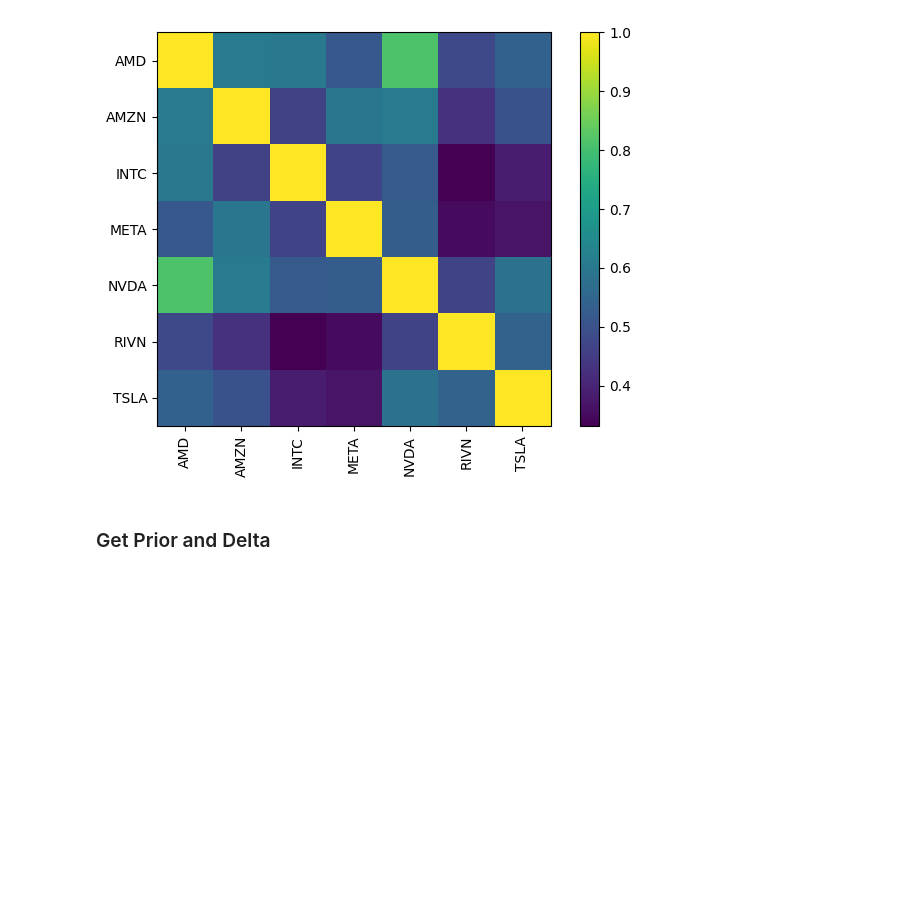
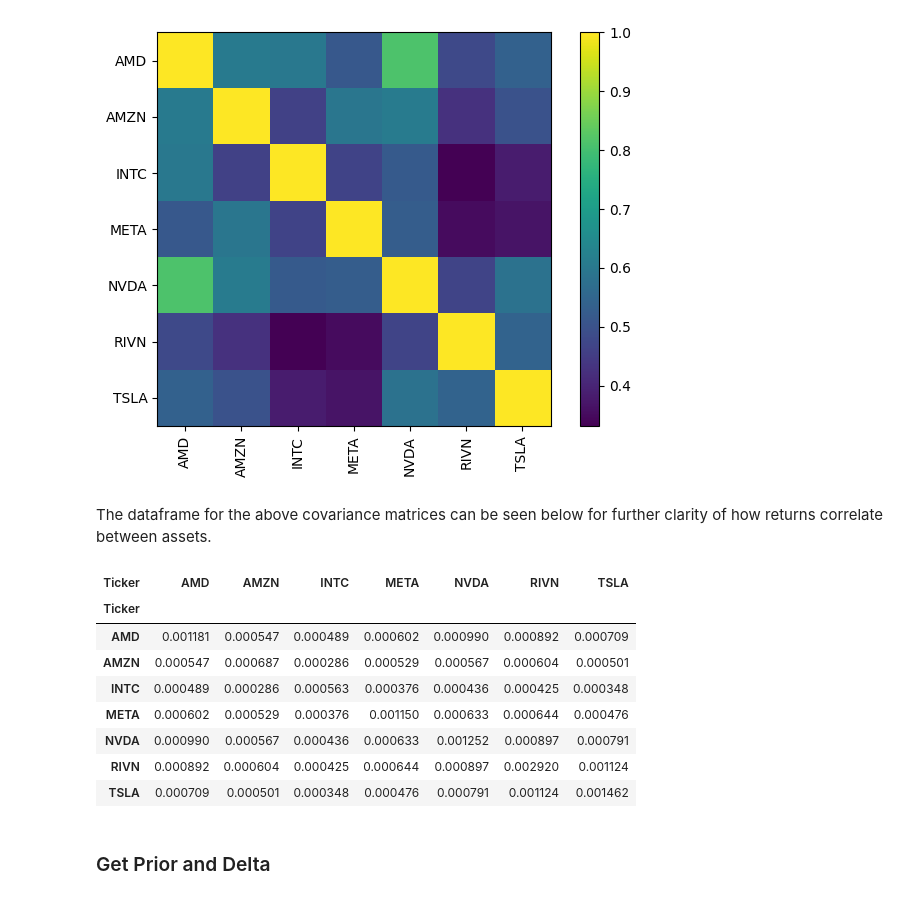
Before and after one commit to chantalmaskell/Black_Litterman_Portfolio_Optimisation, a Jupyter notebook: In_Progress/fear_greed_markov_switching_BL.ipynb, the cells around one changed output. Saved outputs shown, nothing was run; the diff lists cells and outputs as text; code cells hidden in the pictures; blank space fills up the shorter version.

```diff
--- a/In_Progress/fear_greed_markov_switching_BL.ipynb
+++ b/In_Progress/fear_greed_markov_switching_BL.ipynb
@@ -84,5 +86,19 @@ correlation_plot = plotting.plot_covariance(covariance_matrix, plot_correlation=
 # %% [output]
 [figure]
 [figure]
+# %% [markdown]
+The dataframe for the above covariance matrices can be seen below for further clarity of how returns correlate between assets.
+# %%
+covariance_matrix
+# %% [output]
+| Ticker | AMD | AMZN | INTC | META | NVDA | RIVN | TSLA |
+| Ticker |  |  |  |  |  |  |  |
+| AMD | 0.001181 | 0.000547 | 0.000489 | 0.000602 | 0.000990 | 0.000892 | 0.000709 |
+| AMZN | 0.000547 | 0.000687 | 0.000286 | 0.000529 | 0.000567 | 0.000604 | 0.000501 |
+| INTC | 0.000489 | 0.000286 | 0.000563 | 0.000376 | 0.000436 | 0.000425 | 0.000348 |
+| META | 0.000602 | 0.000529 | 0.000376 | 0.001150 | 0.000633 | 0.000644 | 0.000476 |
+| NVDA | 0.000990 | 0.000567 | 0.000436 | 0.000633 | 0.001252 | 0.000897 | 0.000791 |
+| RIVN | 0.000892 | 0.000604 | 0.000425 | 0.000644 | 0.000897 | 0.002920 | 0.001124 |
+| TSLA | 0.000709 | 0.000501 | 0.000348 | 0.000476 | 0.000791 | 0.001124 | 0.001462 |
 # %% [markdown]
 ### Get Prior and Delta
```
Also changed, not shown: parts of 9 cells of this notebook, 2 other files.
